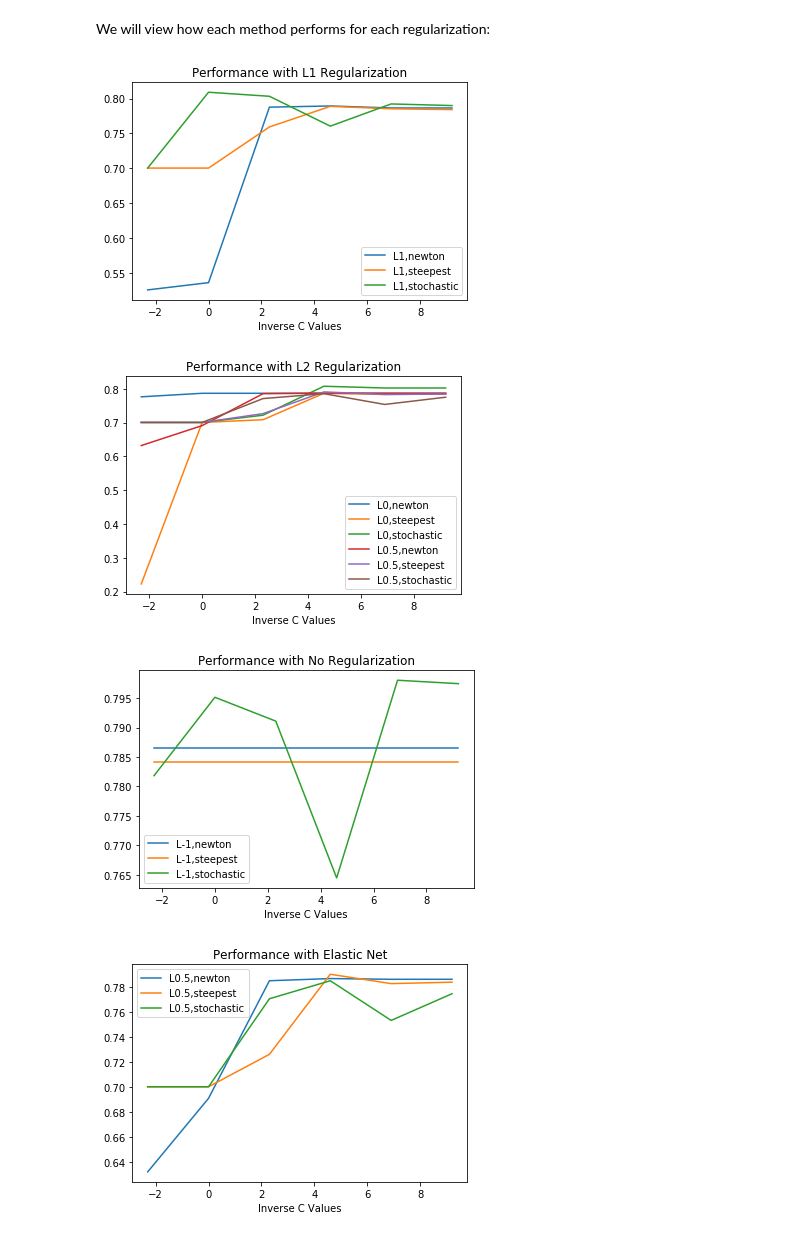
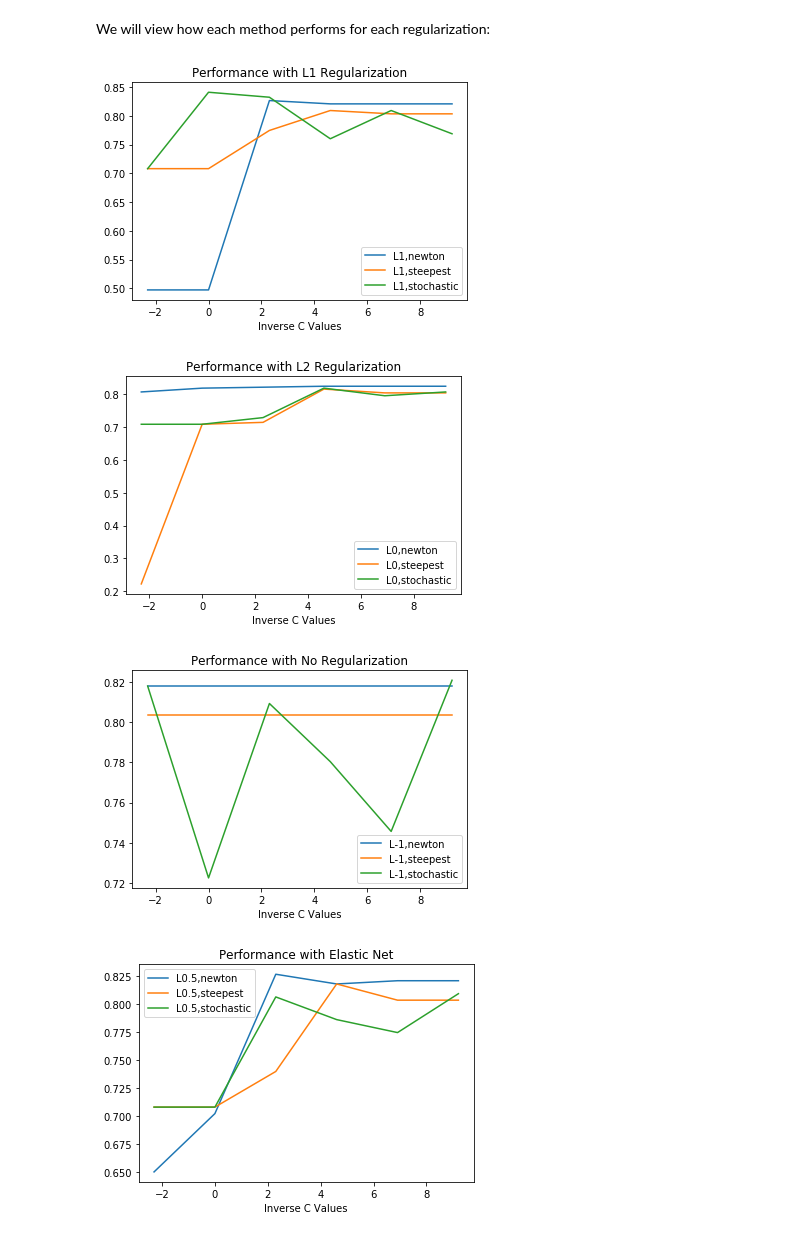
Before and after one commit to popov95s/CSE5324-Labs, a Jupyter notebook: lab-three/Momin Notebook.ipynb, the cells around one changed output. Drawn from its saved outputs; the diff is of its cells as text; code cells hidden in the pictures.

```diff
--- a/lab-three/Momin Notebook.ipynb
+++ b/lab-three/Momin Notebook.ipynb
@@ -15,11 +29,12 @@ http://kt.ijs.si/MarkoBohanec/pub/Avignon88.pdf
 # %%
 #Imports
-import scipy
+import s# Business Understandingcipy
 import numpy as np
 import pandas as pd
 import matplotlib.pyplot as plt
 from sklearn.metrics import accuracy_score
 from scipy.special import expit
+from sklearn.model_selection import train_test_split
 import warnings
 warnings.filterwarnings('ignore')
 
@@ -43,8 +58,13 @@ df['class'] = df['class'].map(class_map).astype(np.int)
 feature_cols = ['buy_price','maint_price','doors','persons','trunk_size','safety']
 class_cols = ['class']
 
+unacc_percent = len(df[df['class']==0])/len(df['class'])
+print('Percent of cars that are unacceptable:',unacc_percent)
+
 #Make X a 2D numpy array
 X = df[feature_cols].as_matrix()
 #Make y a 1D numpy array
 y = (df[class_cols]==0).astype(np.int).values.ravel()
 y_not_binary = (df[class_cols]).astype(np.int).values.ravel()
+
+X_train, X_test, y_train, y_test = train_test_split(X, y_not_binary, test_size=0.2, shuffle=True)
@@ -287,6 +332,6 @@ Wall time: 165 ms
 # %%
 %%time
-lr = MultiClassLogisticRegression(0.1,iterations=20,C=10000,optimize_func='stochastic',l1_norm=0.5)
+lr = MultiClassLogisticRegression(0.1,iterations=20,C=0.00001,optimize_func='stochastic',l1_norm=0.5)
 lr.fit(X,y_not_binary)
 print(lr)
 print (lr.l1_norm)
@@ -335,9 +382,9 @@ for regularization in regularization_list:
         for c in c_list:
             test = None
             test = MultiClassLogisticRegression(eta,iterations=iterations[optimization],C=float(c),optimize_func=optimization,l1_norm=float(regularization))
-            test.fit(X,y_not_binary)
-            yhat = test.predict(X)
-            score = accuracy_score(y_not_binary,yhat)
+            test.fit(X_train,y_train)
+            yhat = test.predict(X_test)
+            score = accuracy_score(y_test,yhat)
             print("Norm:",regularization,'| Method:',str(optimization),'| C:',str(c),'| Accuracy of: ',score)
             results.append(score)
             weights.append(test.w_)
@@ -345,7 +392,5 @@ for regularization in regularization_list:
         print()
     print()
     print()
-
-print (results)
 # %% [output]
 []
@@ -414,35 +457,35 @@ df_perf['Inverse C Values'] = [np.log(1/x) for x in c_list]
 df_perf.plot(x='Inverse C Values')
 plt.title("Performance with L1 Regularization")
 plt.show()
 
 ##L2 Regularization
 
 df_performance = pd.DataFrame(perf_dict)
-df_perf = df_performance[[col for col in df_performance if col.startswith('L0')]]
+df_perf = df_performance[[col for col in df_performance if col.startswith('L0,')]]
 df_perf['Inverse C Values'] = [np.log(1/x) for x in c_list]
 df_perf.plot(x='Inverse C Values')
 plt.title("Performance with L2 Regularization")
 plt.show()
 
 ##No Regularization
 
 df_performance = pd.DataFrame(perf_dict)
 df_perf = df_performance[[col for col in df_performance if col.startswith('L-1')]]
 df_perf['Inverse C Values'] = [np.log(1/x) for x in c_list]
 df_perf.plot(x='Inverse C Values')
 plt.title("Performance with No Regularization")
 plt.show()
 
 ##Elastic Regularization
 
 df_performance = pd.DataFrame(perf_dict)
 df_perf = df_performance[[col for col in df_performance if col.startswith('L0.5')]]
 df_perf['Inverse C Values'] = [np.log(1/x) for x in c_list]
 df_perf.plot(x='Inverse C Values')
 plt.title("Performance with Elastic Net")
 plt.show()
 # %% [output]
-[figure, old version]
+[figure, new version]
-[figure, old version]
+[figure, new version]
-[figure, old version]
+[figure, new version]
-[figure, old version]
+[figure, new version]
```
Also changed, not shown: parts of 28 cells of this notebook.
